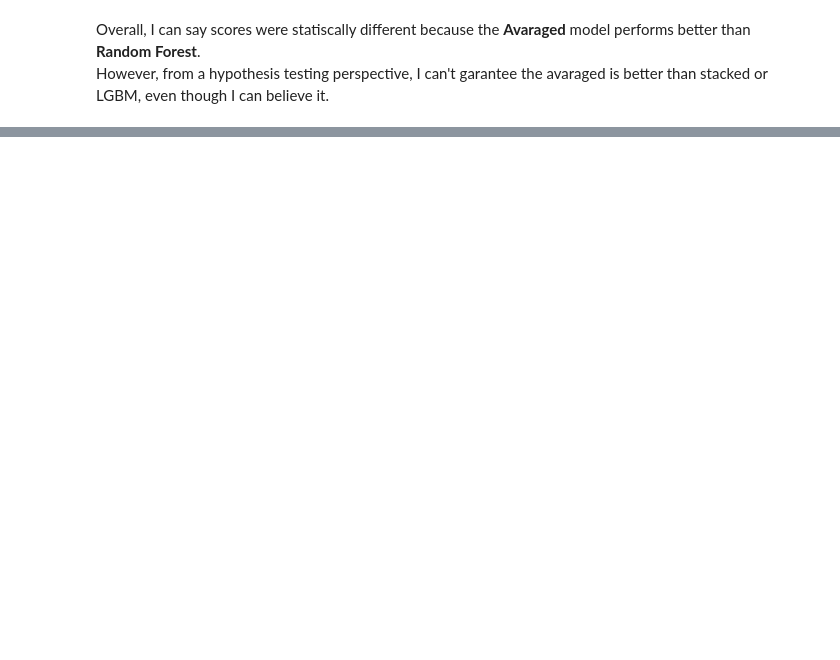
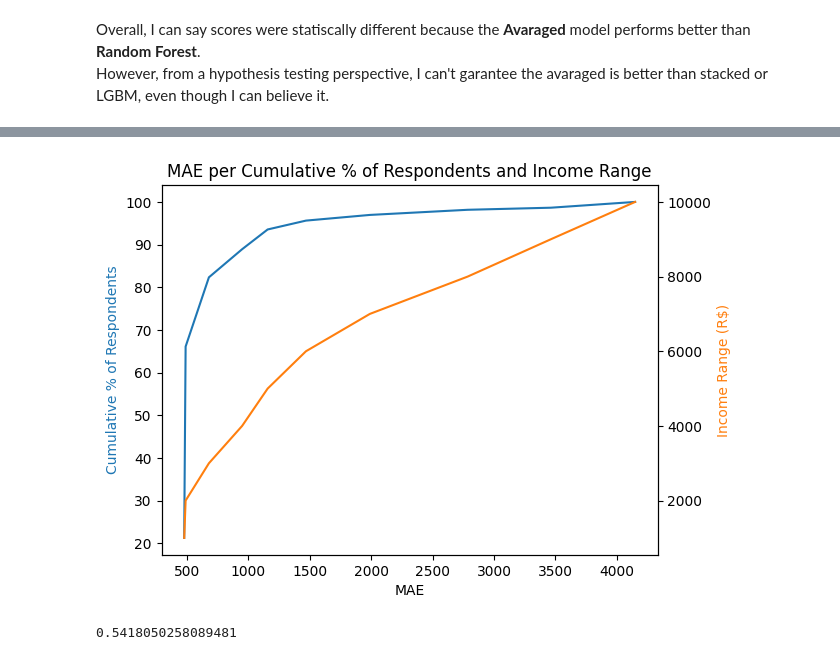
Before and after one commit to viniciussuares/IncomePrediction, a Jupyter notebook: notebooks/model_selection.ipynb, the cells around one changed output, grey strips where cells are left out. Saved outputs shown, nothing was run; the diff lists cells and outputs as text; code cells hidden in the pictures; blank space fills up the shorter version.

```diff
--- a/notebooks/model_selection.ipynb
+++ b/notebooks/model_selection.ipynb
@@ -523,0 +539,49 @@ Percentage of times where y_test fell within a R$ 775.08 margin:  68.33%
+# %%
+final_maes = {}
+cumulative_percent = {}
+income_limits = range(1000, 11000, 1000)
+
+for income_limit in income_limits:
+    # Diving y_test/x_test in segments of thousand R$
+    if income_limit == 1000:
+        initial_limit = 0
+    else:
+        initial_limit = income_limit - 999
+
+    income_segment_bool = (y_test >= initial_limit) & (y_test < income_limit)
+    income_segment_indexes = list(y_test[income_segment_bool].index)
+    y_test_divided = y_test[income_segment_indexes]
+    X_test_divided = X_test.loc[income_segment_indexes]
+
+    # Predicting on X_test_divided
+    vr_preds = vr.predict(X_test_divided)
+
+    # Storing maes
+    final_maes[income_limit] = mean_absolute_error(y_test_divided, vr_preds)
+    cumulative_percent[income_limit] = sum(y_test <= income_limit) / y_test.shape[0] * 100
+
+# Analyse MAES
+maes_per_thousand = pd.DataFrame({'MAES': final_maes.values(), 'Cumulative %': cumulative_percent.values(), 'Income Limit': income_limits})
+
+fig, ax1 = plt.subplots()
+
+# Ax1 = MAE X Cumulative %
+ax1.set_xlabel('MAE')
+ax1.set_ylabel('Cumulative % of Respondents', color='tab:blue')
+ax1.plot(maes_per_thousand['MAES'], maes_per_thousand['Cumulative %'], color='tab:blue')
+ax1.tick_params(axis='y')
+
+# Ax2 = MAE x Income Range
+ax2 = ax1.twinx()
+ax2.set_ylabel('Income Range (R$)', color='tab:orange')
+ax2.plot(maes_per_thousand['MAES'], maes_per_thousand['Income Limit'], color='tab:orange')
+ax2.tick_params(axis='y')
+
+plt.title('MAE per Cumulative % of Respondents and Income Range')
+plt.show()
+# %% [output]
+[figure, added]
+# %%
+r2_score(y_test, vr.predict(X_test))
+# %% [output]
+0.5418050258089481
```
Also changed, not shown: parts of 6 cells of this notebook, 7 other files.
